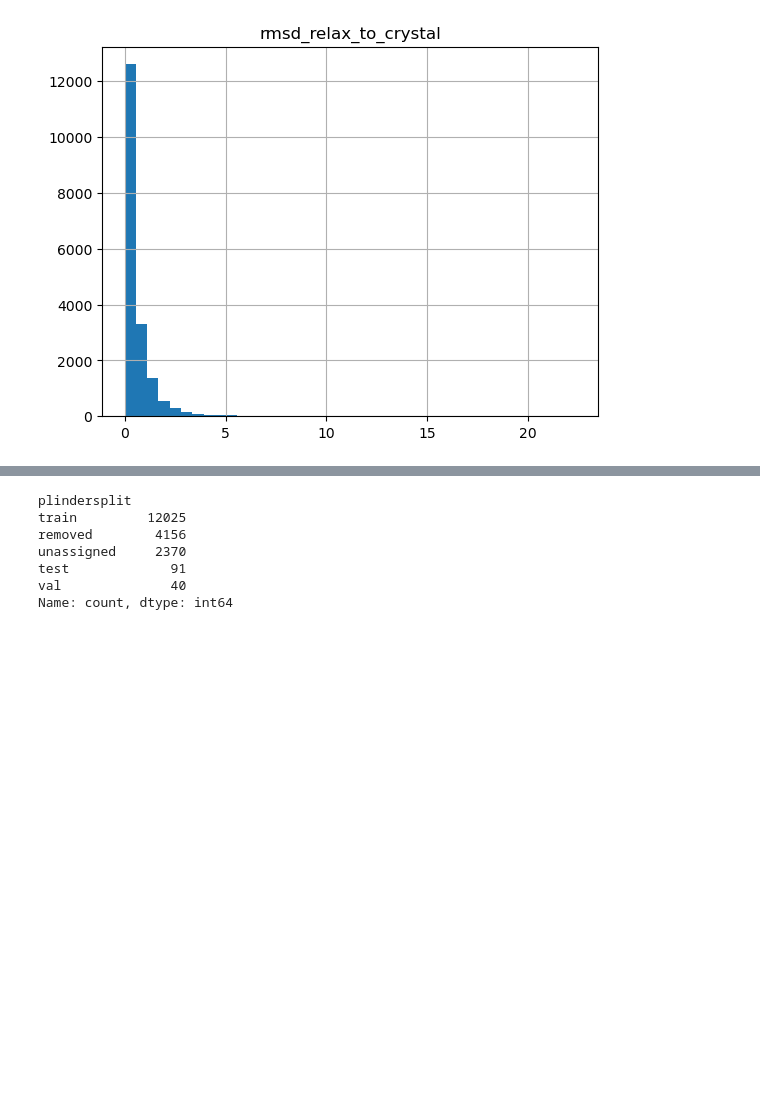
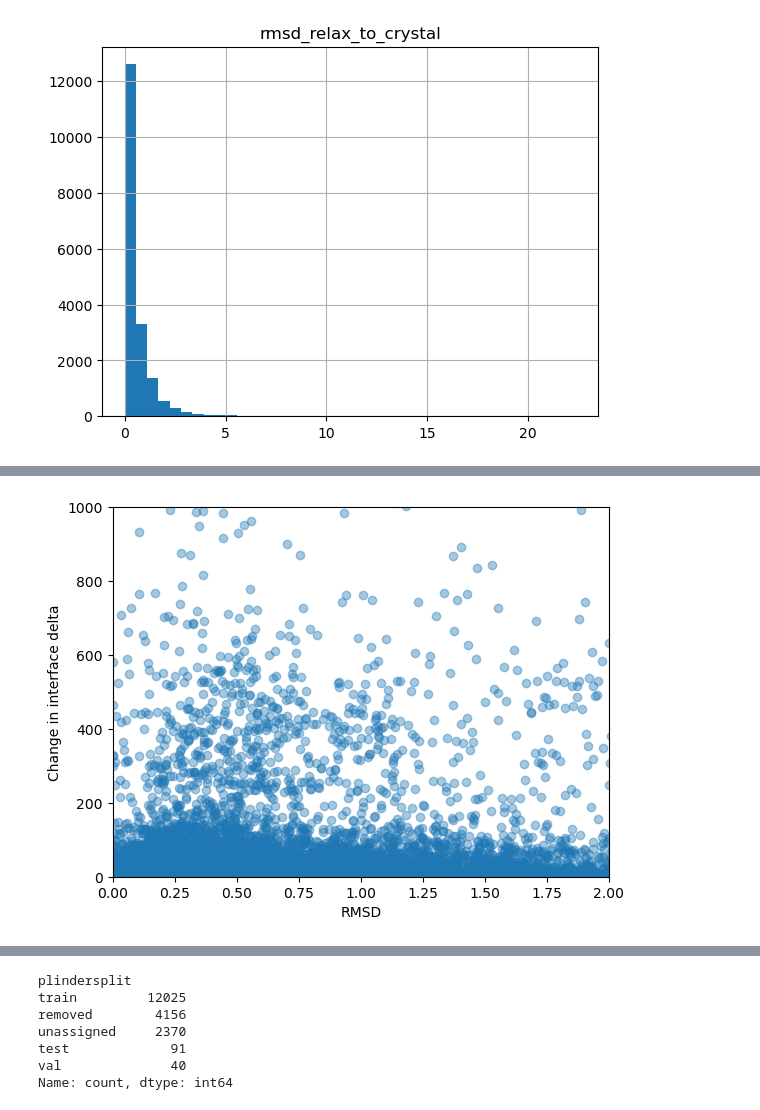
Before and after one commit to Hackefleisch/pdbbind_dock, a Jupyter notebook: analysis.ipynb, the cells around one changed output, grey strips where cells are left out. Drawn from its saved outputs; the diff is of its cells as text; code cells hidden in the pictures; blank space fills up the shorter version.

```diff
--- a/analysis.ipynb
+++ b/analysis.ipynb
@@ -198,0 +197,19 @@ array([[<Axes: title={'center': 'rmsd_relax_to_crystal'}>]], dtype=object)
+# %%
+df['total_score_difference'] = (df['crystal_total_score'] - df['relax_total_score']).abs()
+df['idelta_score_difference'] = (df['crystal_idelta_score'] - df['relax_idelta_score']).abs()
+# %%
+#df.plot.scatter('rmsd_relax_to_crystal', 'total_score_difference', ylim=(0,5000) )
+
+from matplotlib import pyplot as plt
+
+# crystal_idelta_score,relax_idelta_score
+# relax_total_score-ligaway_total_score
+
+plt.scatter(df.rmsd_relax_to_crystal, df.idelta_score_difference, alpha=0.4)
+plt.xlim(0,2)
+plt.ylim(0,1000)
+plt.xlabel('RMSD')
+plt.ylabel('Change in interface delta')
+plt.show()
+# %% [output]
+[figure, added]
```
Also changed, not shown: parts of 17 cells of this notebook.
